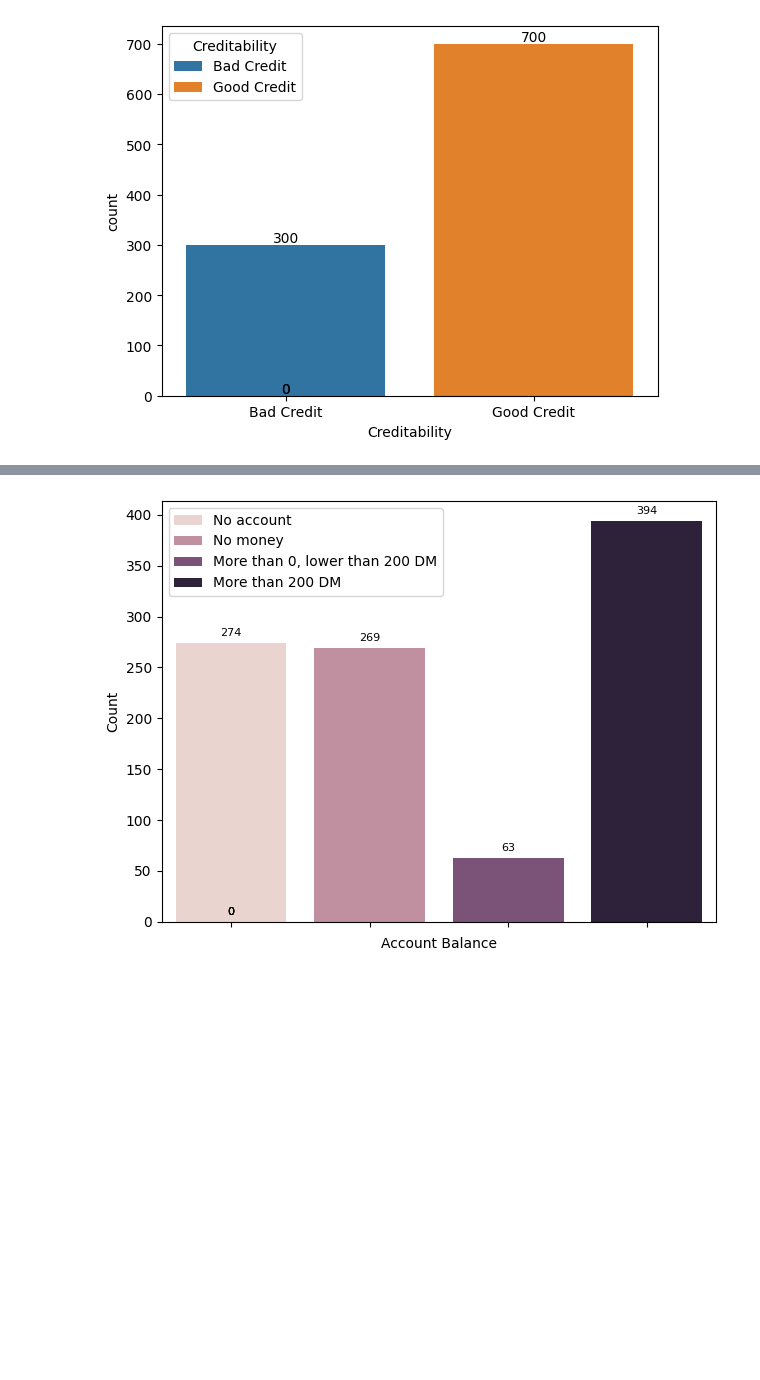
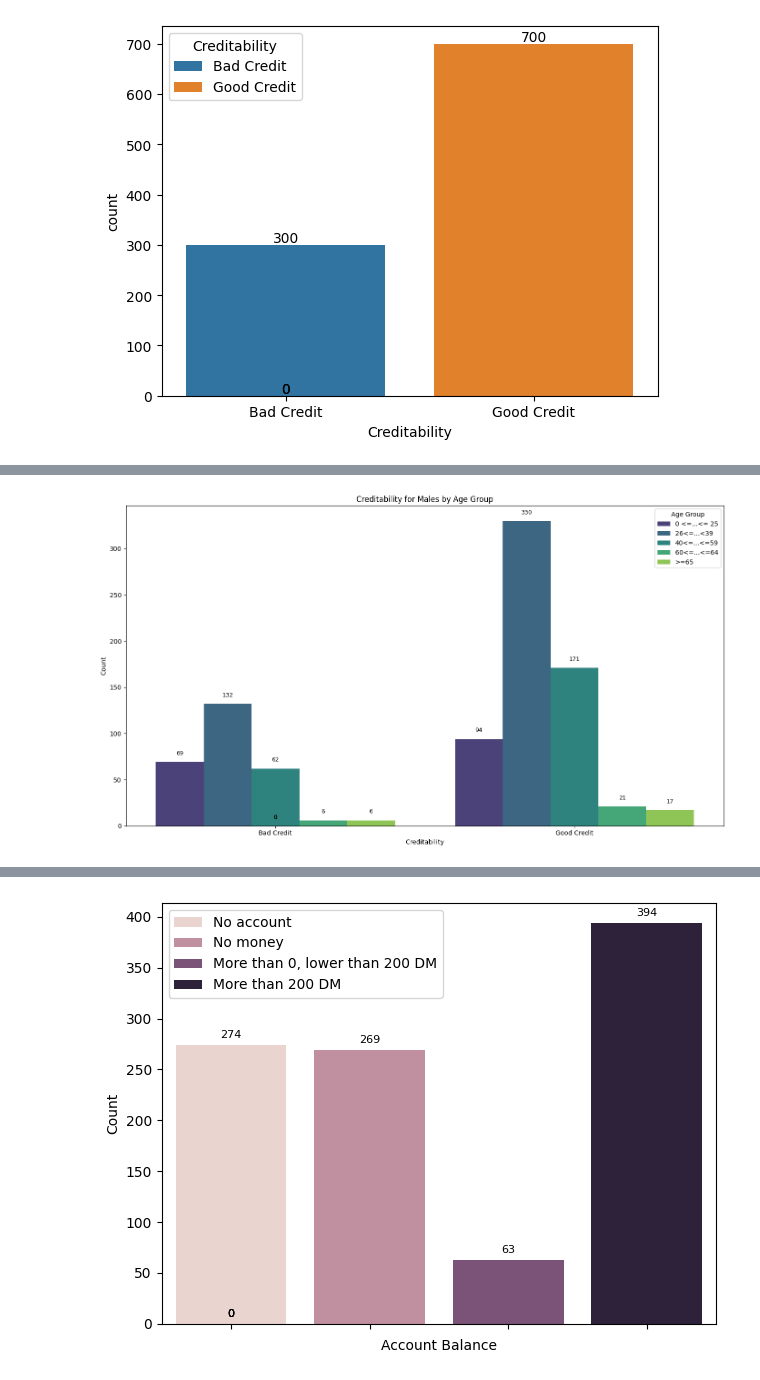
Before and after one commit to RLMurta/german_credit_exploratory_analysis, a Jupyter notebook: index.ipynb, the cells around one changed output, grey strips where cells are left out. Cells and saved outputs as stored; diff of their text form; code cells hidden in the pictures; blank space fills up the shorter version.

```diff
--- a/index.ipynb
+++ b/index.ipynb
@@ -154 +160,47 @@ plt.show()  # Display the chart
+# %%
+# ------------------------- Creditability for Males by Age Group -----------------------------
+
+df['Gender'] = df['Sex & Marital Status'].map({1: 'Male', 2: 'Male', 3: 'Male'})  # Mapping '1', '2', '3' as 'Male'
+
+# Create age bins and corresponding labels
+age_bins = [0, 25, 39, 59, 64, 100]
+age_labels = ['0 <=...<= 25', '26<=...<39', '40<=...<=59', '60<=...<=64', '>=65']
+df['Age Group'] = pd.cut(df['Age (years)'], bins=age_bins, labels=age_labels)
+
+# Filter the data to only include males
+df_male = df[df['Gender'] == 'Male']
+
+# Set the size of the figure
+plt.figure(figsize=(14, 8))
+
+# Create the count plot for 'Creditability' with 'Age Group' as hue (only for Male)
+plot = sns.countplot(x='Creditability', data=df_male, hue='Age Group', palette='viridis')
+
+# Add exact counts above the bars
+for patch in plot.patches:
+    height = patch.get_height()  # Get the height of each bar (count)
+    plot.text(
+        patch.get_x() + patch.get_width() / 2.,  # X position of the text (center of the bar)
+        height + 6,  # Y position of the text (slightly above the top of the bar)
+        int(height),  # Text to display (the count value)
+        ha='center',  # Horizontal alignment of the text
+        va='bottom',  # Vertical alignment of the text
+        fontsize=9,  # Font size of the text
+        color='black'  # Color of the text
+    )
+
+# Set x-axis labels for Creditability
+plot.set_xticks([0, 1])  # Set the ticks for Creditability (Bad = 0, Good = 1)
+plot.set_xticklabels(['Bad Credit', 'Good Credit'])  # Label the ticks
+
+# Add title and labels to the axes
+plt.title('Creditability for Males by Age Group')
+plt.xlabel('Creditability')
+plt.ylabel('Count')
+
+# Adjust layout and display the plot
+plt.tight_layout()
+plt.show()
+# %% [output]
+[figure, added]
 # %%
```
Also changed, not shown: parts of 6 cells of this notebook.
